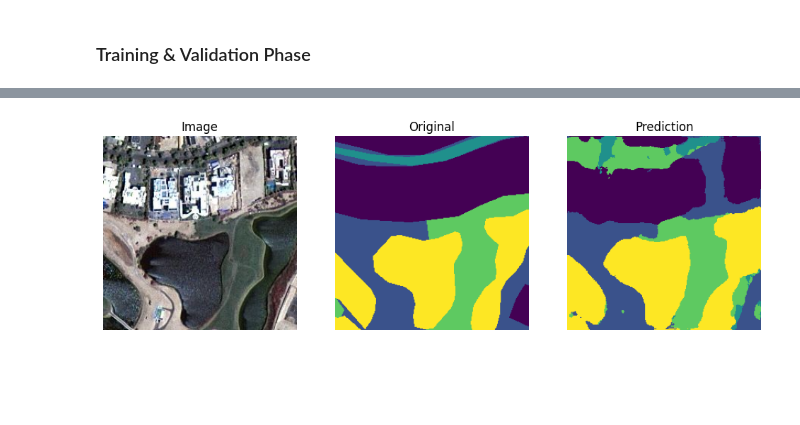
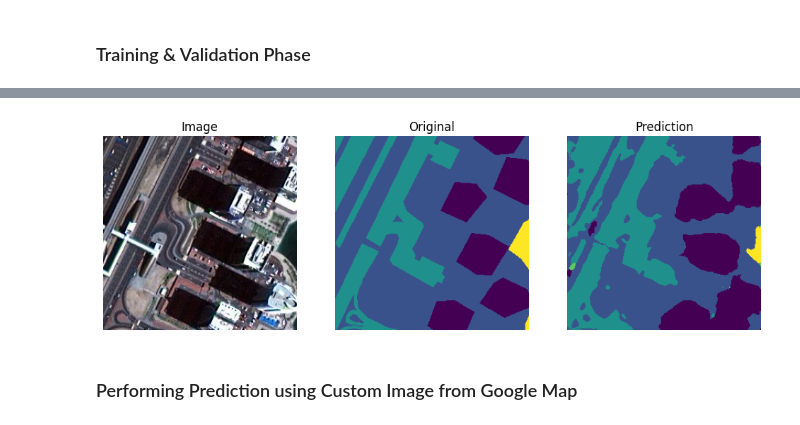
Before and after one commit to sdoan17/satellite-image-semantic-project, a Jupyter notebook: notebook/segmentation.ipynb, the cells around one changed output, grey strips where cells are left out. Saved outputs shown, nothing was run; the diff lists cells and outputs as text; code cells hidden in the pictures; blank space fills up the shorter version.

```diff
--- a/notebook/segmentation.ipynb
+++ b/notebook/segmentation.ipynb
@@ -522,34 +509,36 @@ plt.show()
 # %%
 model.eval()
 x, y = next(iter(val_loader))
 x = x.to(device)
 
 with torch.no_grad():
     pred = model(x)
 
 pred = torch.argmax(pred, dim=1).cpu().numpy()
 gt = y.numpy()
 img = x.cpu().numpy().transpose(0, 2, 3, 1)
 
 
-i = 0
+i = 2
 plt.figure(figsize=(12,4))
 plt.subplot(1,3,1)
 plt.title("Image")
 plt.imshow(img[i])
 plt.axis("off")
 
 plt.subplot(1,3,2)
 plt.title("Original")
 plt.imshow(gt[i])
 plt.axis("off")
 
 plt.subplot(1,3,3)
 plt.title("Prediction")
 plt.imshow(pred[i])
 plt.axis("off")
 plt.show()
 # %% [output]
-[figure, old version]
+[figure, new version]
 # %%
 torch.save(model.state_dict(), "satellite_segmentation_full.pth")
+# %% [markdown]
+### Performing Prediction using Custom Image from Google Map
```
Also changed, not shown: parts of 7 cells of this notebook, 7 other files.
